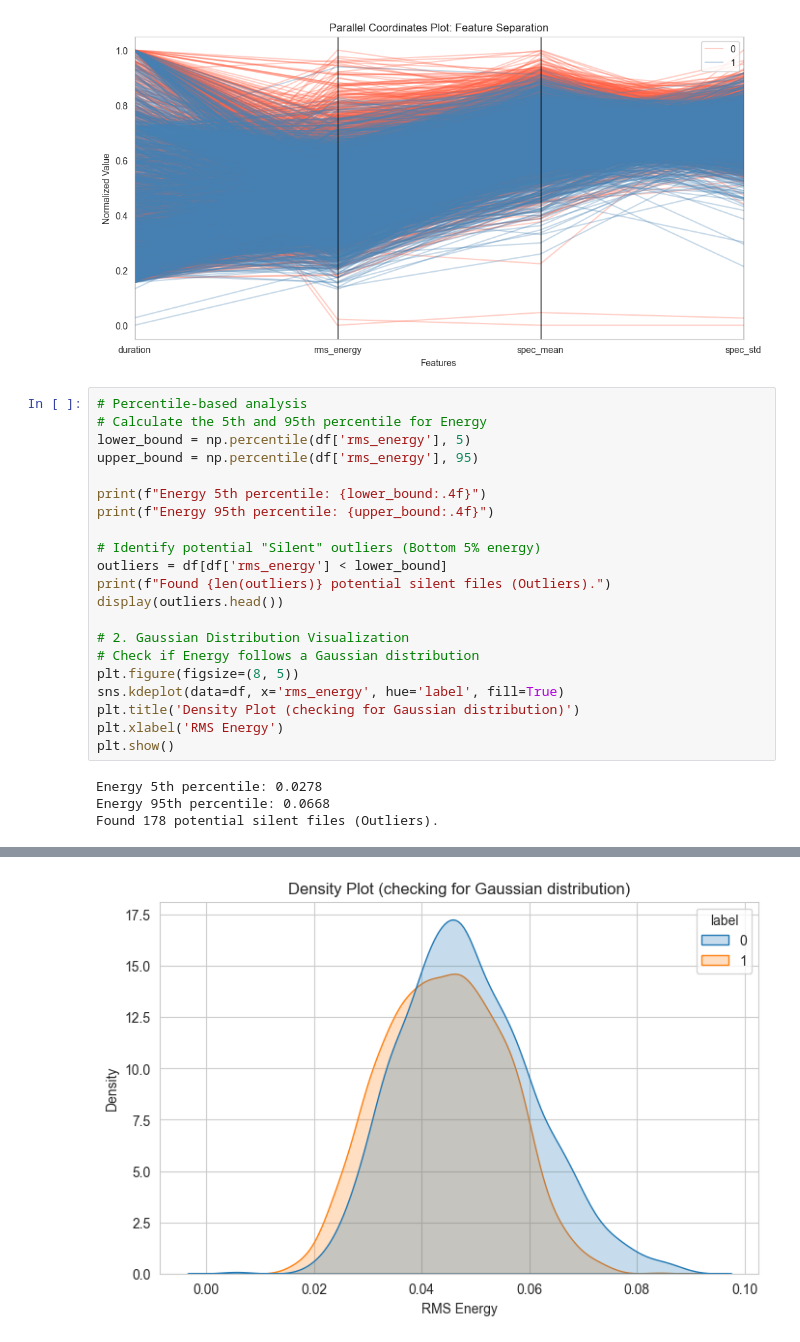
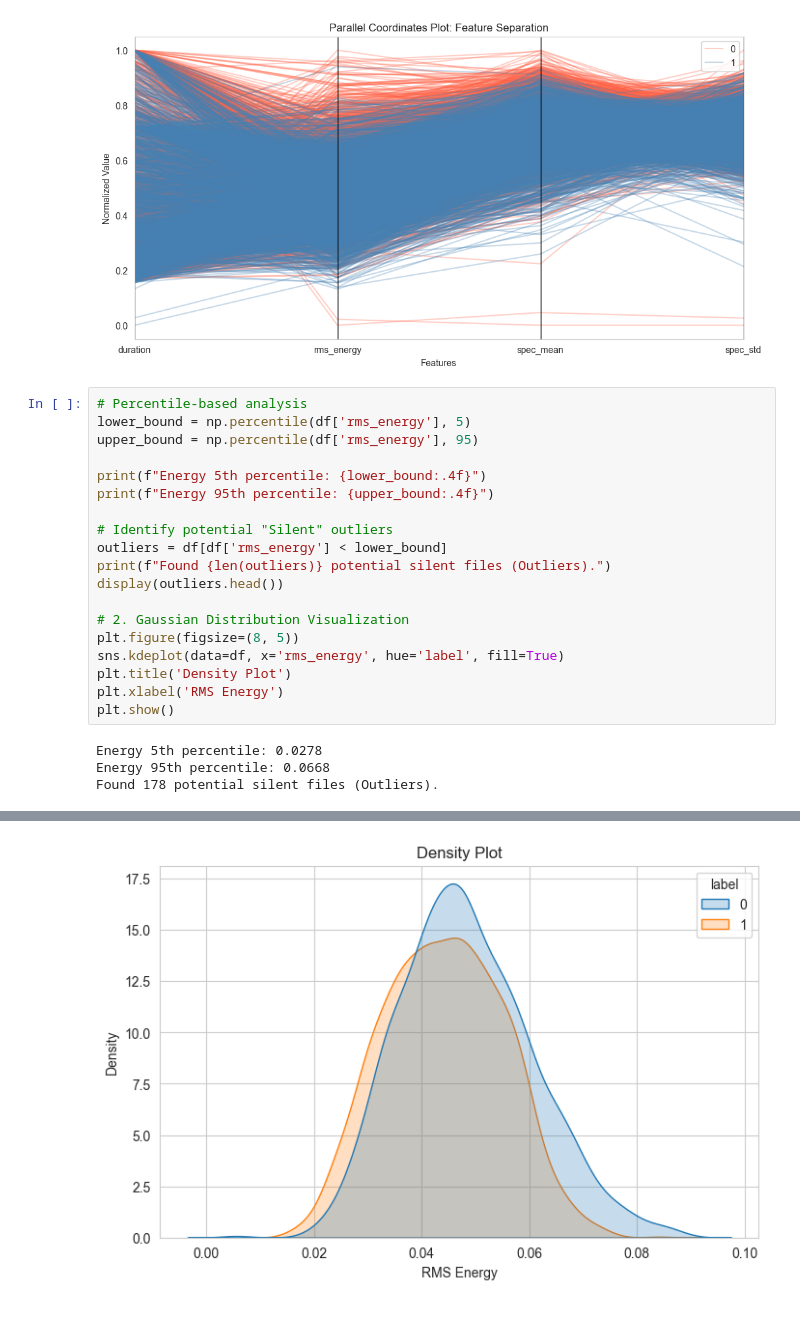
Before and after one commit to Ganyriel/WUT-IML-2025-2026, a Jupyter notebook: exploratory_data_analysis.ipynb, the cells around one changed output, grey strips where cells are left out. Saved outputs shown, nothing was run; the diff lists cells and outputs as text.

```diff
--- a/exploratory_data_analysis.ipynb
+++ b/exploratory_data_analysis.ipynb
@@ -289,33 +296,31 @@ plt.show()
 [figure]
 # %%
 # Percentile-based analysis
-# Calculate the 5th and 95th percentile for Energy
 lower_bound = np.percentile(df['rms_energy'], 5)
 upper_bound = np.percentile(df['rms_energy'], 95)
 
 print(f"Energy 5th percentile: {lower_bound:.4f}")
 print(f"Energy 95th percentile: {upper_bound:.4f}")
 
-# Identify potential "Silent" outliers (Bottom 5% energy)
+# Identify potential "Silent" outliers
 outliers = df[df['rms_energy'] < lower_bound]
 print(f"Found {len(outliers)} potential silent files (Outliers).")
 display(outliers.head())
 
 # 2. Gaussian Distribution Visualization
-# Check if Energy follows a Gaussian distribution
 plt.figure(figsize=(8, 5))
 sns.kdeplot(data=df, x='rms_energy', hue='label', fill=True)
-plt.title('Density Plot (checking for Gaussian distribution)')
+plt.title('Density Plot')
 plt.xlabel('RMS Energy')
 plt.show()
 # %% [output]
 Energy 5th percentile: 0.0278
 Energy 95th percentile: 0.0668
 Found 178 potential silent files (Outliers).
 |  | speaker_id | file_path | label | duration | sampling_rate | channels | rms_energy | spec_mean | spec_std |
 | 16 | p231 | data_recordings/rejected/p231/p23... | 0 | 5.000000 | 22050 | 1 | 0.022157 | -10.453969 | 5.208938 |
 | 49 | p231 | data_recordings/rejected/p231/p23... | 0 | 2.624127 | 22050 | 1 | 0.026223 | -10.800208 | 5.590792 |
 | 50 | p231 | data_recordings/rejected/p231/p23... | 0 | 2.183583 | 22050 | 1 | 0.023255 | -11.632062 | 5.345937 |
 | 68 | p231 | data_recordings/rejected/p231/p23... | 0 | 2.473288 | 22050 | 1 | 0.027386 | -11.845911 | 5.093799 |
 | 97 | p231 | data_recordings/rejected/p231/p23... | 0 | 2.151973 | 22050 | 1 | 0.027751 | -11.260398 | 5.170762 |
-[figure, old version]
+[figure, new version]
```
Also changed, not shown: parts of 4 cells of this notebook.
